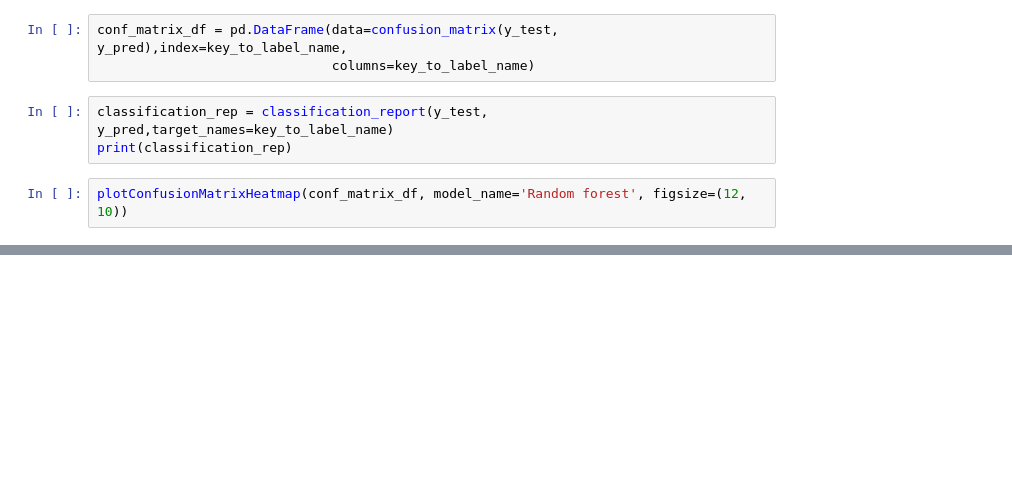
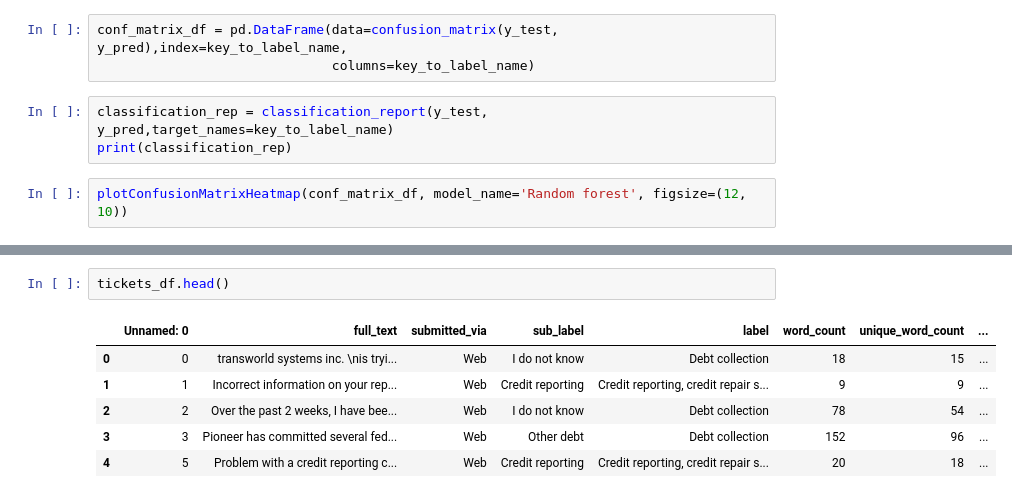
Before and after one commit to dineshh912/support_ticket_classification, a Jupyter notebook: 03-preprocessing-modeling.ipynb, the cells around one changed output, grey strips where cells are left out. Saved outputs shown, nothing was run; the diff lists cells and outputs as text; blank space fills up the shorter version.

```diff
--- a/03-preprocessing-modeling.ipynb
+++ b/03-preprocessing-modeling.ipynb
@@ -737,0 +974,9 @@ plotConfusionMatrixHeatmap(conf_matrix_df, model_name='Random forest', figsize=(
+# %%
+tickets_df.head()
+# %% [output]
+|  | Unnamed: 0 | full_text | submitted_via | sub_label | label | word_count | unique_word_count | ... |
+| 0 | 0 | transworld systems inc. \nis tryi... | Web | I do not know | Debt collection | 18 | 15 | ... |
+| 1 | 1 | Incorrect information on your rep... | Web | Credit reporting | Credit reporting, credit repair s... | 9 | 9 | ... |
+| 2 | 2 | Over the past 2 weeks, I have bee... | Web | I do not know | Debt collection | 78 | 54 | ... |
+| 3 | 3 | Pioneer has committed several fed... | Web | Other debt | Debt collection | 152 | 96 | ... |
+| 4 | 5 | Problem with a credit reporting c... | Web | Credit reporting | Credit reporting, credit repair s... | 20 | 18 | ... |
```
Also changed, not shown: parts of 49 cells of this notebook.
